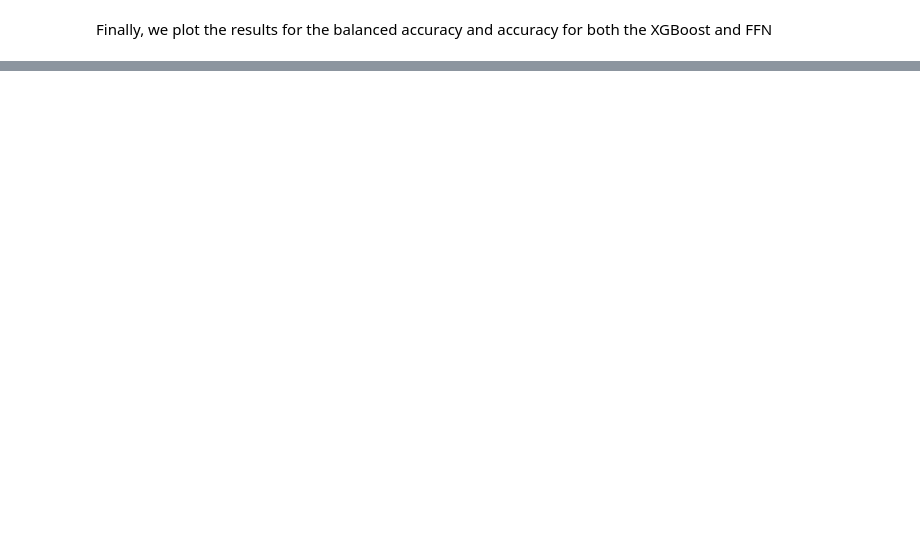
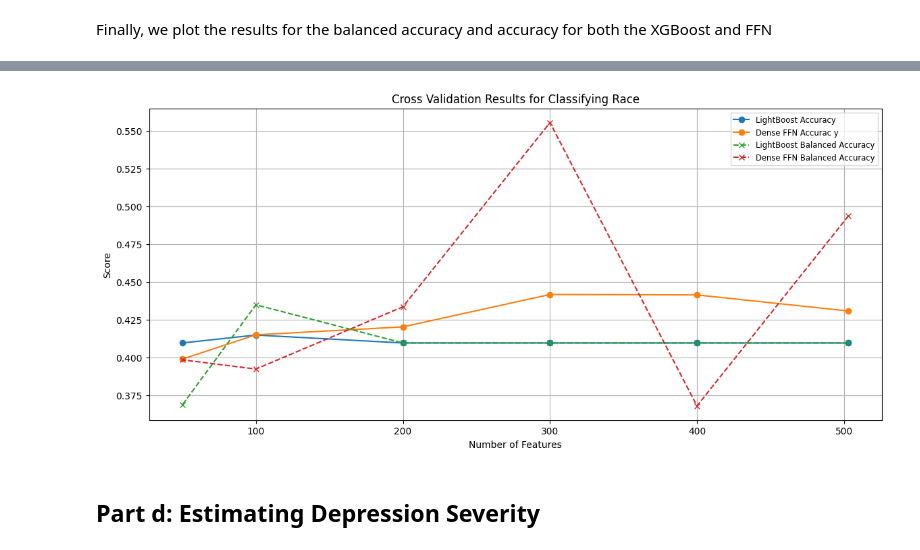
Before and after one commit to cekcreator/Mitigating-socio-demographic-bias, a Jupyter notebook: code/code.ipynb, the cells around one changed output, grey strips where cells are left out. Saved outputs shown, nothing was run; the diff lists cells and outputs as text; code cells hidden in the pictures; blank space fills up the shorter version.

```diff
--- a/code/code.ipynb
+++ b/code/code.ipynb
@@ -754,0 +813,5 @@ plt.show()
+# %%
+race_df = dataset.drop(["condition", "participant_id", "phq_score"], axis=1)
+race_df = race_df.dropna()
+y_race = race_df.pop("raceData")
+y_race = y_race - 1
@@ -754,0 +834,11 @@ plt.show()
+# %%
+skf = StratifiedKFold(n_splits=5, shuffle=True, random_state=42)
+race_folds = []
+
+for train_index, test_index in skf.split(race_df, y_race):
+    # print(train_index, test_index)
+    train_fold = race_df.iloc[train_index]
+    test_fold = race_df.iloc[test_index]
+    train_target_fold = y_race.iloc[train_index]
+    test_target_fold = y_race.iloc[test_index]
+    race_folds.append((train_fold, train_target_fold, test_fold, test_target_fold))
@@ -754,0 +876,3 @@ plt.show()
+# %%
+for i, (train_fold, train_target_fold, test_fold, test_target_fold) in enumerate(race_folds):
+    print(f"Fold {i + 1} - Train classes: {train_target_fold.unique()}, Test classes: {test_target_fold.unique()}")
@@ -754,0 +885,2 @@ plt.show()
+# %%
+numberOfFeatures = [len(race_df.columns)-1, 400, 300, 200, 100, 50]
@@ -754,0 +1032,25 @@ plt.show()
+# %%
+from matplotlib import pyplot as plt
+plt.figure(figsize=(14, 6))
+plt.title("Cross Validation Results for Classifying Race")
+
+# Plot accuracy metrics
+plt.plot(numberOfFeatures, accTree, label="LightBoost Accuracy", marker='o')
+plt.plot(numberOfFeatures, accDL, label="Dense FFN Accurac y", marker='o')
+
+# Plot balanced accuracy metrics
+plt.plot(numberOfFeatures, bAccTree, label="LightBoost Balanced Accuracy", linestyle='--', marker='x')
+plt.plot(numberOfFeatures, bAccDL, label="Dense FFN Balanced Accuracy", linestyle='--', marker='x')
+
+# Add labels, legend, and grid
+plt.xlabel("Number of Features")
+plt.ylabel("Score")
+plt.legend(loc='best', fontsize='small')
+plt.grid(True)
+
+# Show plot
+plt.show()
+# %% [output]
+[figure, added]
+# %% [markdown]
+## Part d: Estimating Depression Severity
```
Also changed, not shown: parts of 41 cells of this notebook.
